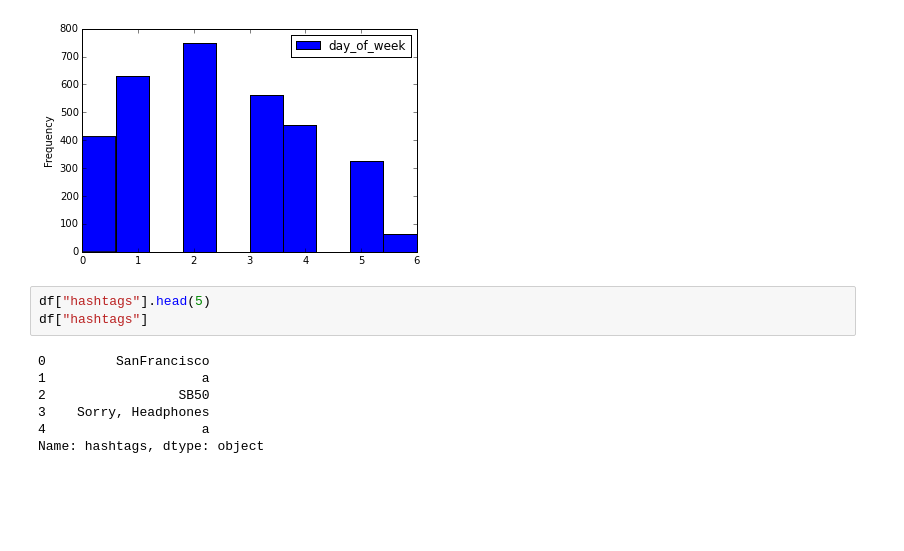
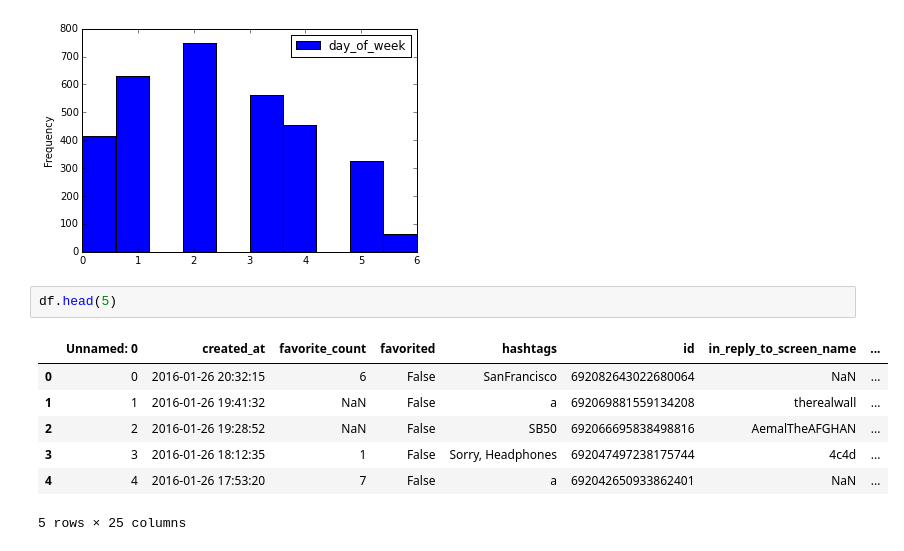
Before and after one commit to lovettbarron/caltrain-predict, a Jupyter notebook: 01explore.ipynb, the cells around one changed output. Saved outputs shown, nothing was run; the diff lists cells and outputs as text; blank space fills up the shorter version.

```diff
--- a/01explore.ipynb
+++ b/01explore.ipynb
@@ -53,12 +52,12 @@ df.plot(x='created_at', y='day_of_week', kind='hist')
 <matplotlib.axes._subplots.AxesSubplot at 0x...>
 [figure]
 # %%
-df["hashtags"].head(5)
-df["hashtags"]
+df.head(5)
 # %% [output]
+|  | Unnamed: 0 | created_at | favorite_count | favorited | hashtags | id | in_reply_to_screen_name | ... |
+| 0 | 0 | 2016-01-26 20:32:15 | 6 | False | SanFrancisco | 692082643022680064 | NaN | ... |
+| 1 | 1 | 2016-01-26 19:41:32 | NaN | False | a | 692069881559134208 | therealwall | ... |
+| 2 | 2 | 2016-01-26 19:28:52 | NaN | False | SB50 | 692066695838498816 | AemalTheAFGHAN | ... |
+| 3 | 3 | 2016-01-26 18:12:35 | 1 | False | Sorry, Headphones | 692047497238175744 | 4c4d | ... |
+| 4 | 4 | 2016-01-26 17:53:20 | 7 | False | a | 692042650933862401 | NaN | ... |
-0         SanFrancisco
-1                    a
-2                 SB50
-3    Sorry, Headphones
-4                    a
-Name: hashtags, dtype: object
+5 rows × 25 columns
```
Also changed, not shown: parts of 4 cells of this notebook, 2 other files.
